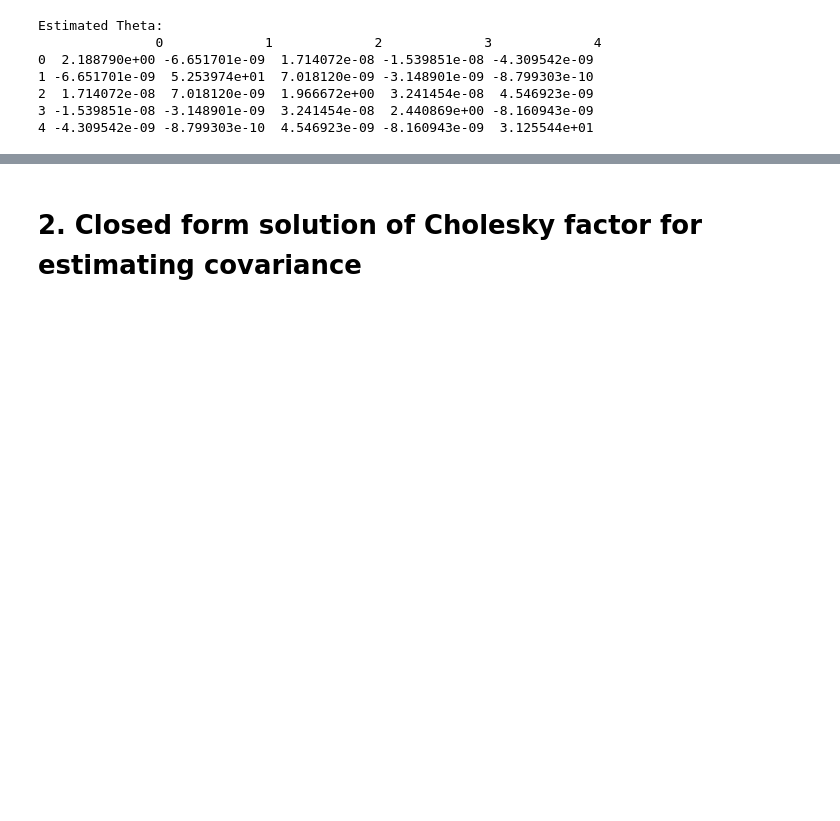
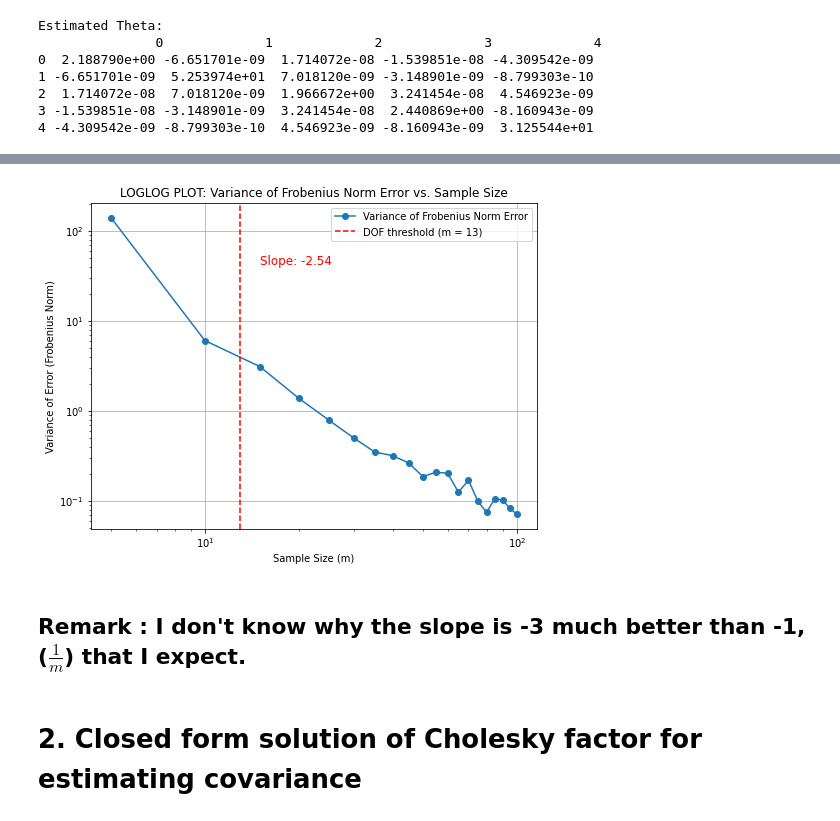
Before and after one commit to kingsleyyeon/PrecisionMatEst, a Jupyter notebook: scalinglimits.ipynb, the cells around one changed output, grey strips where cells are left out. Cells and saved outputs as stored; diff of their text form; code cells hidden in the pictures; blank space fills up the shorter version.

```diff
--- a/scalinglimits.ipynb
+++ b/scalinglimits.ipynb
@@ -140,3 +261,40 @@ pd.DataFrame(Theta_est)
+# %%
+# --- Compute the slope using the last few data points ---
+num_points_for_slope = 20  # Use last 5 points for estimation
+x_vals = np.array(list(error_variances.keys())[-num_points_for_slope:])
+y_vals = np.array(list(error_variances.values())[-num_points_for_slope:])
+
+# Compute slope using log differences
+log_x = np.log(x_vals)
+log_y = np.log(y_vals)
+slope = (log_y[-1] - log_y[0]) / (log_x[-1] - log_x[0])
+
+# --- Plot the Variance vs. Sample Size (using a log-log plot) ---
+plt.figure(figsize=(8, 6))
+plt.loglog(list(error_variances.keys()),
+           list(error_variances.values()),
+           marker='o',
+           label='Variance of Frobenius Norm Error')
+
+plt.xlabel("Sample Size (m)")
+plt.ylabel("Variance of Error (Frobenius Norm)")
+plt.title("LOGLOG PLOT: Variance of Frobenius Norm Error vs. Sample Size")
+
+# Add vertical dashed line at the degrees-of-freedom threshold.
+plt.axvline(x=dof_threshold, color='red', linestyle='--',
+            label=f'DOF threshold (m = {dof_threshold})')
+
+# Display computed slope on the plot
+plt.text(15, max(error_variances.values()) * 0.3, f"Slope: {slope:.2f}",
+         fontsize=12, color='red')
+
+plt.legend()
+plt.grid(True)
+plt.show()
+# %% [output]
+[figure, added]
+# %% [markdown]
+## Remark : I don't know why the slope is -3 much better than -1, ($\frac{1}{m}$) that I expect.
 # %% [markdown]
 # 2. Closed form solution of Cholesky factor for estimating covariance
 # %%
```
Also changed, not shown: parts of 7 cells of this notebook.
